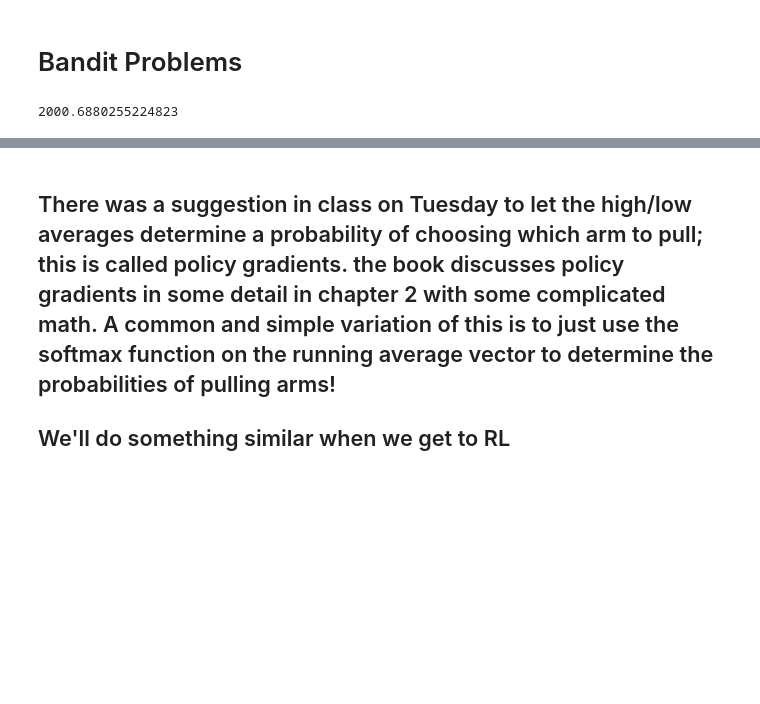
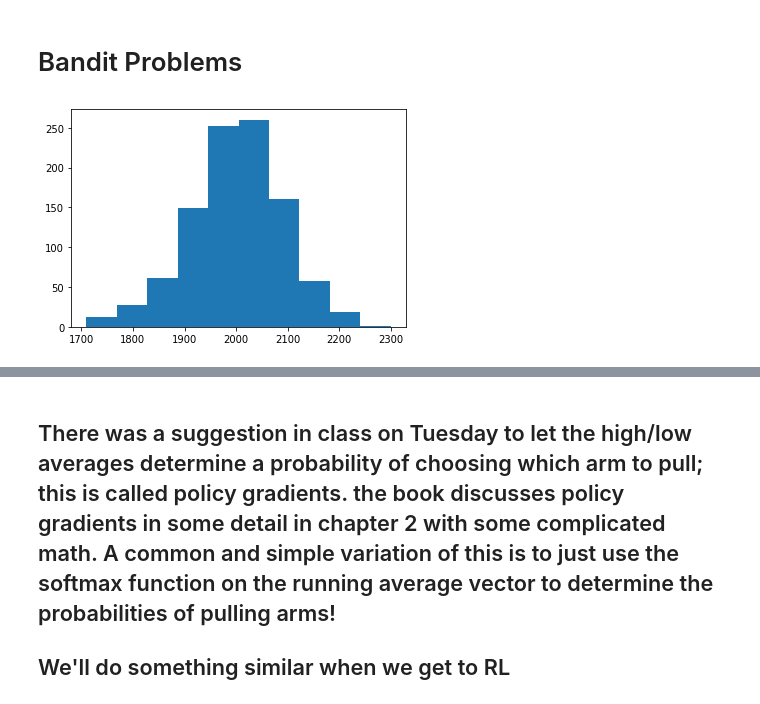
Before and after one commit to rohitashwachaks/advanced_optimisation, a Jupyter notebook: notebooks/topic2-sp3.ipynb, the cells around one changed output, grey strips where cells are left out. Saved outputs shown, nothing was run; the diff lists cells and outputs as text; code cells hidden in the pictures; blank space fills up the shorter version.

```diff
--- a/notebooks/topic2-sp3.ipynb
+++ b/notebooks/topic2-sp3.ipynb
@@ -16,13 +17,14 @@ npull = 500
 # %%
 nsim = 1000
 simvec = np.zeros(1000)
 for sim in range(nsim):
     payoffs = np.random.normal(size=npull,loc=4,scale=4)
     simvec[sim] = np.sum(payoffs)
 
 np.mean(simvec)
+plt.hist(simvec);
 # %% [output]
-2000.6880255224823
+[figure, added]
 # %%
 # when we don't know the payoff distributions we don't know to pull 4 repeatedly
 # we must learn which arm is bets
```
Also changed, not shown: parts of 13 cells of this notebook.
